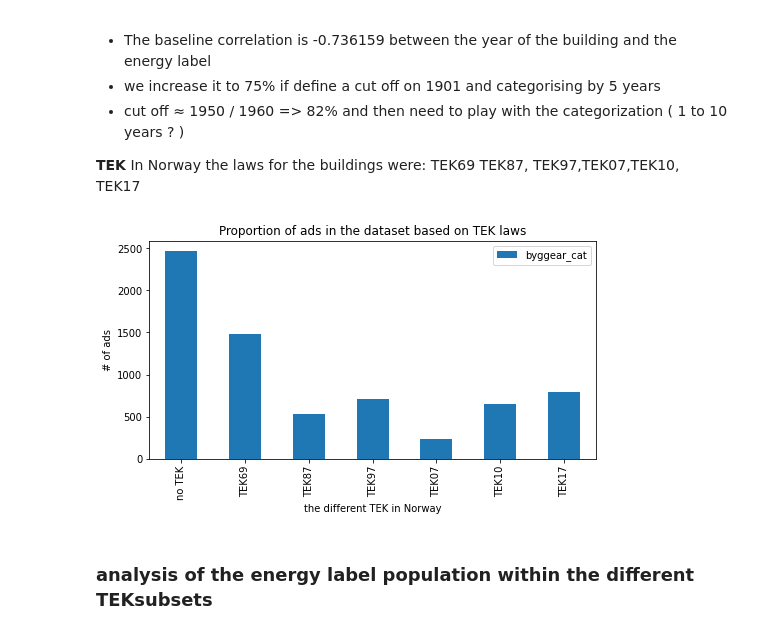
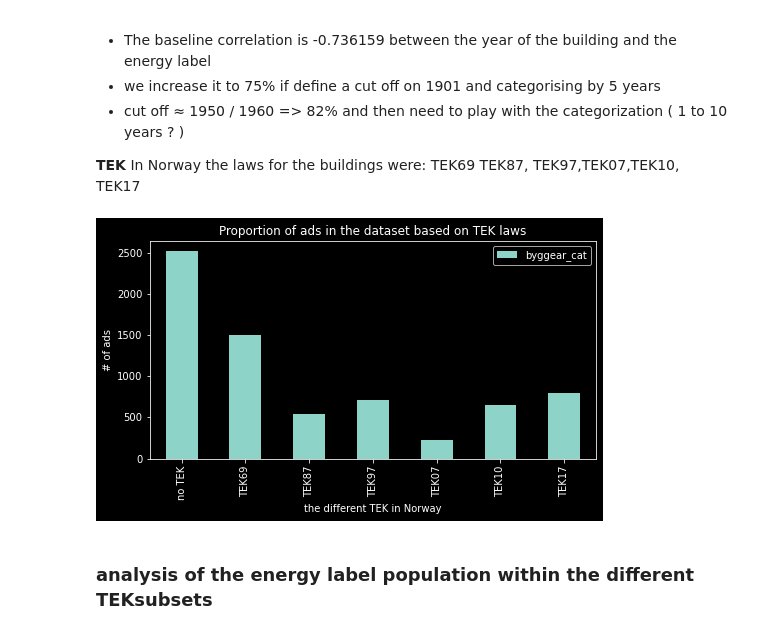
Before and after one commit to sysco-middleware/CLimateHackathon2022, a Jupyter notebook: Data/Cleaning_data.ipynb, the cells around one changed output. Cells and saved outputs as stored; diff of their text form; code cells hidden in the pictures.

```diff
--- a/Data/Cleaning_data.ipynb
+++ b/Data/Cleaning_data.ipynb
@@ -38,7 +39,7 @@ df.head()
 # %%
 data = []
 
-for f in glob.glob("./Data/WithCoordinates_Finnyeardata_WholeNorway/*.json"):
+for f in glob.glob(".\WithCoordinates_Finnyeardata_WholeNorway\*.json"):
 
     with open(f,) as infile:
 
@@ -99,9 +102,11 @@ Name: owner_type_description, dtype: int64
 dict ={'A':1,'B':2,'C':3,'D':4,'E':5,'F':6,'G':7}
 # %%
 df['energy_label'].value_counts().sort_index().plot.bar(figsize=(8,6))
+plt.style.use("dark_background")
 plt.title('# of goods by energy label')
 plt.xlabel('energy label: A -> G')
 plt.ylabel('# of ads')
+plt.legend(labelcolor = "white")
 
-plt.savefig('./illustrations/nr_ads_by_energetic_labels.png')
+plt.savefig('../illustrations/nr_ads_by_energetic_labels.png')
 # %% [output]
@@ -143,13 +148,13 @@ df2 = df2.sort_index()
 df2= df2.rename(index={0:'no TEK',1:'TEK69',2:'TEK87',3:'TEK97',4:'TEK07',5:'TEK10',6:'TEK17'})
 # %%
 df2.plot.bar(figsize=(8,4))
-
+plt.style.use("dark_background")
 plt.title('Proportion of ads in the dataset based on TEK laws')
 plt.xlabel('the different TEK in Norway')
 plt.ylabel('# of ads')
 
-plt.savefig('./illustrations/nr_ads_by_TEK_cat.png')
+plt.savefig('../illustrations/nr_ads_by_TEK_cat.png')
 # %% [output]
-[figure, old version]
+[figure, new version]
 # %% [markdown]
 ###  analysis of the energy label population within the different TEKsubsets
```
Also changed, not shown: parts of 23 cells of this notebook, 6 other files.
